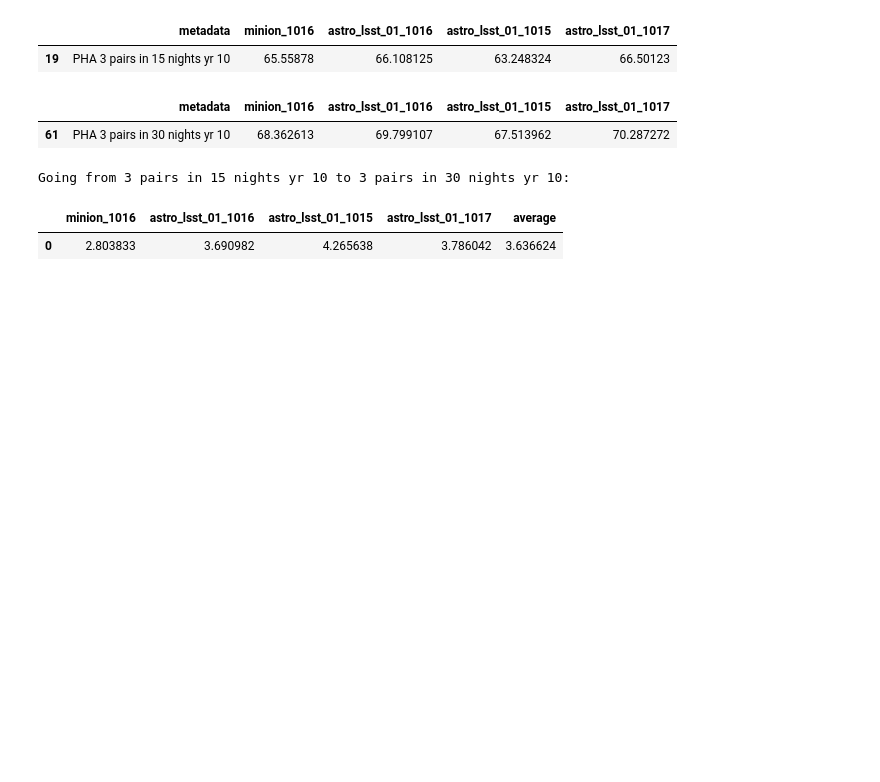
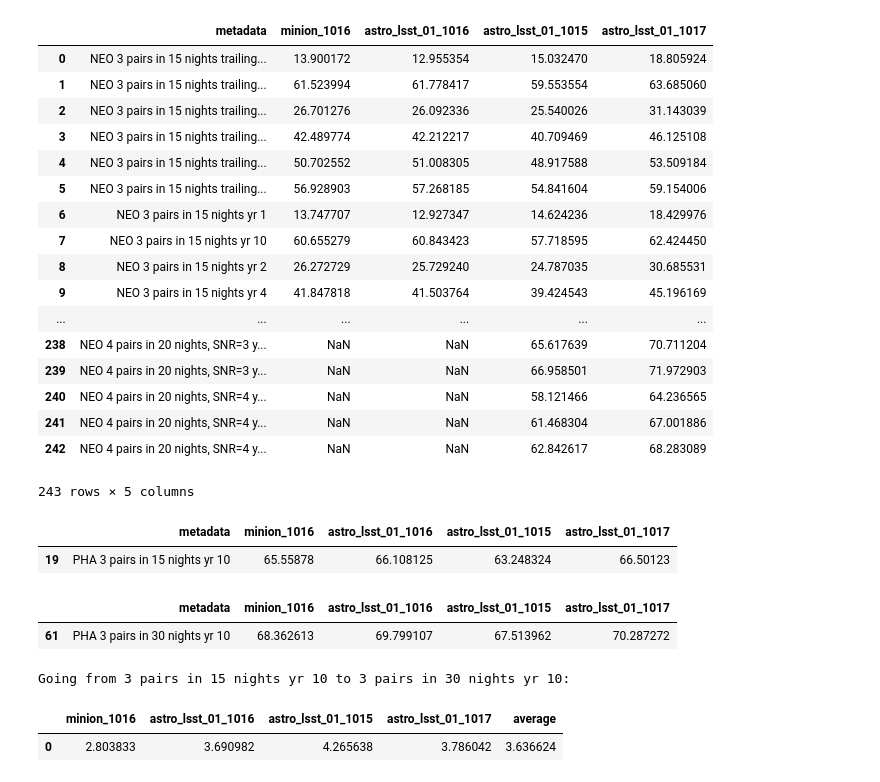
Before and after one commit to lsst-pst/neo_capabilities, a Jupyter notebook: PHA completeness comparison.ipynb, the cells around one changed output. Drawn from its saved outputs; the diff is of its cells as text; code cells hidden in the pictures; blank space fills up the shorter version.

```diff
--- a/PHA completeness comparison.ipynb
+++ b/PHA completeness comparison.ipynb
@@ -33,3 +41,24 @@ neo_new_df = make_dataframe(neo_new, newruns)
+# %%
+neo_new_df
+# %% [output]
+|  | metadata | minion_1016 | astro_lsst_01_1016 | astro_lsst_01_1015 | astro_lsst_01_1017 |
+| 0 | NEO 3 pairs in 15 nights trailing... | 13.900172 | 12.955354 | 15.032470 | 18.805924 |
+| 1 | NEO 3 pairs in 15 nights trailing... | 61.523994 | 61.778417 | 59.553554 | 63.685060 |
+| 2 | NEO 3 pairs in 15 nights trailing... | 26.701276 | 26.092336 | 25.540026 | 31.143039 |
+| 3 | NEO 3 pairs in 15 nights trailing... | 42.489774 | 42.212217 | 40.709469 | 46.125108 |
+| 4 | NEO 3 pairs in 15 nights trailing... | 50.702552 | 51.008305 | 48.917588 | 53.509184 |
+| 5 | NEO 3 pairs in 15 nights trailing... | 56.928903 | 57.268185 | 54.841604 | 59.154006 |
+| 6 | NEO 3 pairs in 15 nights yr 1 | 13.747707 | 12.927347 | 14.624236 | 18.429976 |
+| 7 | NEO 3 pairs in 15 nights yr 10 | 60.655279 | 60.843423 | 57.718595 | 62.424450 |
+| 8 | NEO 3 pairs in 15 nights yr 2 | 26.272729 | 25.729240 | 24.787035 | 30.685531 |
+| 9 | NEO 3 pairs in 15 nights yr 4 | 41.847818 | 41.503764 | 39.424543 | 45.196169 |
+| ... | ... | ... | ... | ... | ... |
+| 238 | NEO 4 pairs in 20 nights, SNR=3 y... | NaN | NaN | 65.617639 | 70.711204 |
+| 239 | NEO 4 pairs in 20 nights, SNR=3 y... | NaN | NaN | 66.958501 | 71.972903 |
+| 240 | NEO 4 pairs in 20 nights, SNR=4 y... | NaN | NaN | 58.121466 | 64.236565 |
+| 241 | NEO 4 pairs in 20 nights, SNR=4 y... | NaN | NaN | 61.468304 | 67.001886 |
+| 242 | NEO 4 pairs in 20 nights, SNR=4 y... | NaN | NaN | 62.842617 | 68.283089 |
+243 rows × 5 columns
 # %%
 def show_match(metadata, df):
     display(df[df.metadata.str.contains(metadata)])
```
Also changed, not shown: parts of 16 cells of this notebook, 1 other file.
